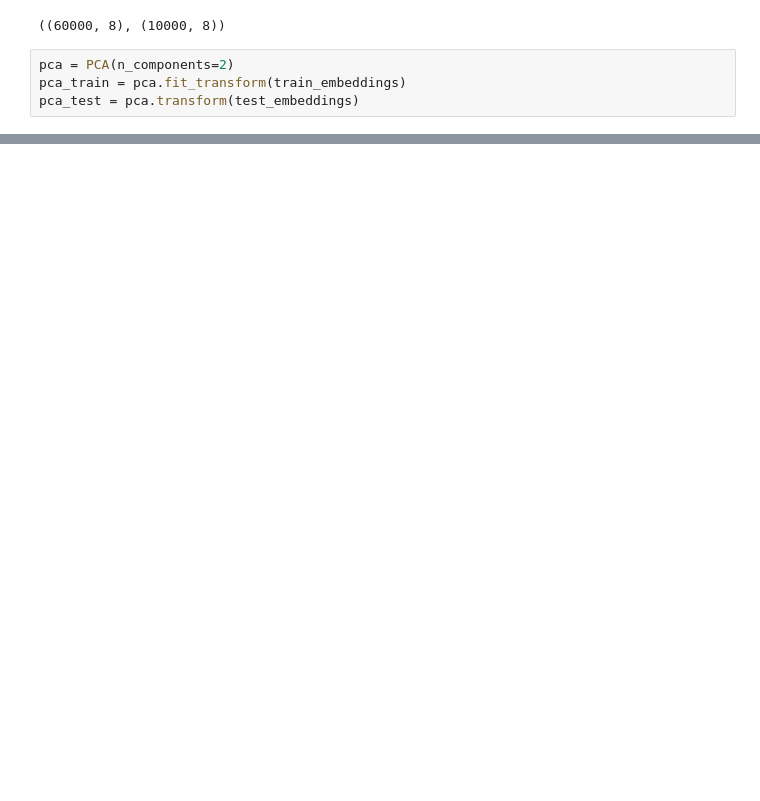
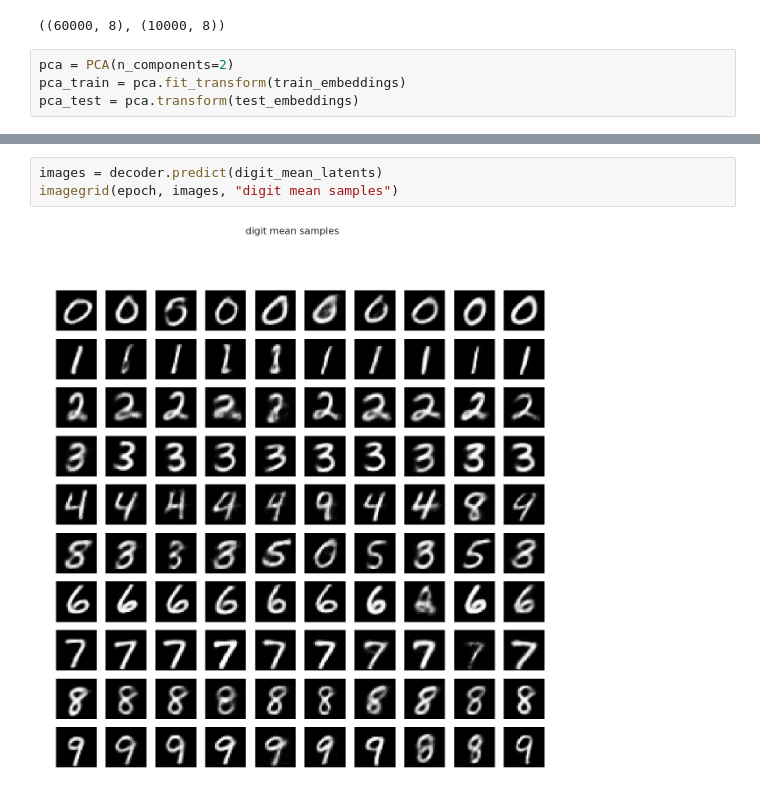
Before and after one commit to napsternxg/ipython-notebooks, a Jupyter notebook: Adversarial_Autoencoder.ipynb, the cells around one changed output, grey strips where cells are left out. Drawn from its saved outputs; the diff is of its cells as text; blank space fills up the shorter version.

```diff
--- a/Adversarial_Autoencoder.ipynb
+++ b/Adversarial_Autoencoder.ipynb
@@ -424,0 +495,5 @@ encoder_discriminator
+# %%
+images = decoder.predict(digit_mean_latents)
+imagegrid(epoch, images, "digit mean samples")
+# %% [output]
+[figure, added]
```
Also changed, not shown: parts of 25 cells of this notebook.
